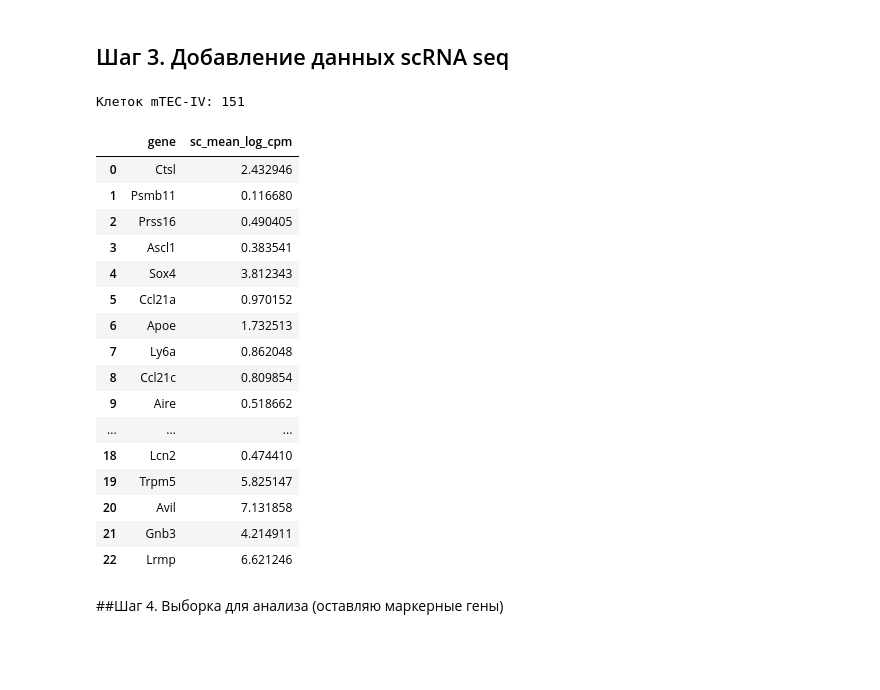
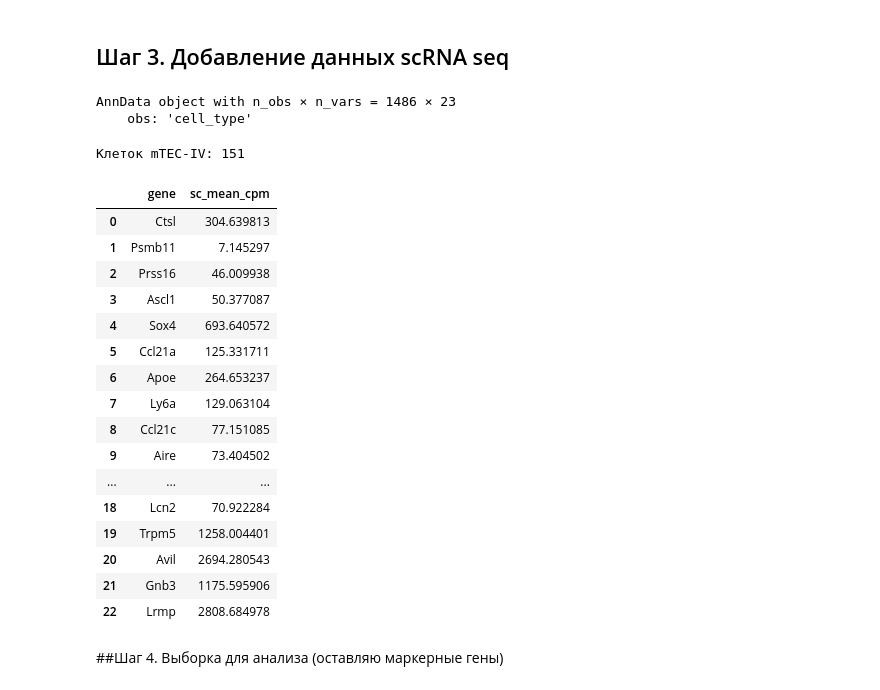
Before and after one commit to ir-ir-ir/HSE_Bioinformatics, a Jupyter notebook: bioinf_hw4/src/scRNA_seq.ipynb, the cells around one changed output. Saved outputs shown, nothing was run; the diff lists cells and outputs as text; code cells hidden in the pictures; blank space fills up the shorter version.

```diff
--- a/bioinf_hw4/src/scRNA_seq.ipynb
+++ b/bioinf_hw4/src/scRNA_seq.ipynb
@@ -286,6 +286,8 @@ plt.show()
 # создаю объект AnnData из нормализованных данных
 # counts_norm.T - транспонирование матрицы, тк формат для AnnData: клетки × гены
 adata = ad.AnnData(counts.T)
+# для бонусной части создаю объект AnnData из нормализованных данных, логарифмическое преобразование применять не буду
+adata_without_log = ad.AnnData(counts.T)
 
 # логарифмическое преобразование для стабилизации дисперсии и приближения данных к нормальному распределению
 sc.pp.log1p(adata)
@@ -446,42 +429,50 @@ bulk_df
 # %% [markdown]
 ## Шаг 3. Добавление данных scRNA seq
+# %%
+# добавляю группы клеток
+adata_without_log.obs["cell_type"] = sorted_cell_groups.values
+
+adata_without_log
+# %% [output]
+AnnData object with n_obs × n_vars = 1486 × 23
+    obs: 'cell_type'
 # %%
 # нахожу клетки нужной подгруппы
-mTEC_IV = adata.obs[adata.obs['cell_type'] == 'mTEC-IV'].index
+mTEC_IV = adata_without_log.obs[adata_without_log.obs['cell_type'] == 'mTEC-IV'].index
 print(f"Клеток mTEC-IV: {len(mTEC_IV)}")
 
 # подмножество adata только для mTEC-IV
-adata_mTEC_IV = adata[mTEC_IV]
+adata_mTEC_IV = adata_without_log[mTEC_IV]
 # %% [output]
 Клеток mTEC-IV: 151
 # %%
 # среднее значение CPM по всем клеткам scRNA-seq (подгруппа  mTEC-IV)
-sc_log_mean = adata_mTEC_IV.X.mean(axis=0)
+sc_mean = adata_mTEC_IV.X.mean(axis=0)
 
 sc_df = pd.DataFrame({
     'gene': adata_mTEC_IV.var_names,
-    'sc_mean_log_cpm': sc_log_mean
+    'sc_mean_cpm': sc_mean
 })
 
 sc_df
 # %% [output]
-|  | gene | sc_mean_log_cpm |
-| 0 | Ctsl | 2.432946 |
-| 1 | Psmb11 | 0.116680 |
-| 2 | Prss16 | 0.490405 |
-| 3 | Ascl1 | 0.383541 |
-| 4 | Sox4 | 3.812343 |
-| 5 | Ccl21a | 0.970152 |
-| 6 | Apoe | 1.732513 |
-| 7 | Ly6a | 0.862048 |
-| 8 | Ccl21c | 0.809854 |
-| 9 | Aire | 0.518662 |
+|  | gene | sc_mean_cpm |
+| 0 | Ctsl | 304.639813 |
+| 1 | Psmb11 | 7.145297 |
+| 2 | Prss16 | 46.009938 |
+| 3 | Ascl1 | 50.377087 |
+| 4 | Sox4 | 693.640572 |
+| 5 | Ccl21a | 125.331711 |
+| 6 | Apoe | 264.653237 |
+| 7 | Ly6a | 129.063104 |
+| 8 | Ccl21c | 77.151085 |
+| 9 | Aire | 73.404502 |
 | ... | ... | ... |
-| 18 | Lcn2 | 0.474410 |
-| 19 | Trpm5 | 5.825147 |
-| 20 | Avil | 7.131858 |
-| 21 | Gnb3 | 4.214911 |
-| 22 | Lrmp | 6.621246 |
+| 18 | Lcn2 | 70.922284 |
+| 19 | Trpm5 | 1258.004401 |
+| 20 | Avil | 2694.280543 |
+| 21 | Gnb3 | 1175.595906 |
+| 22 | Lrmp | 2808.684978 |
 # %% [markdown]
 ##Шаг 4. Выборка для анализа (оставляю маркерные гены)
 # %%
```
Also changed, not shown: parts of 13 cells of this notebook.
